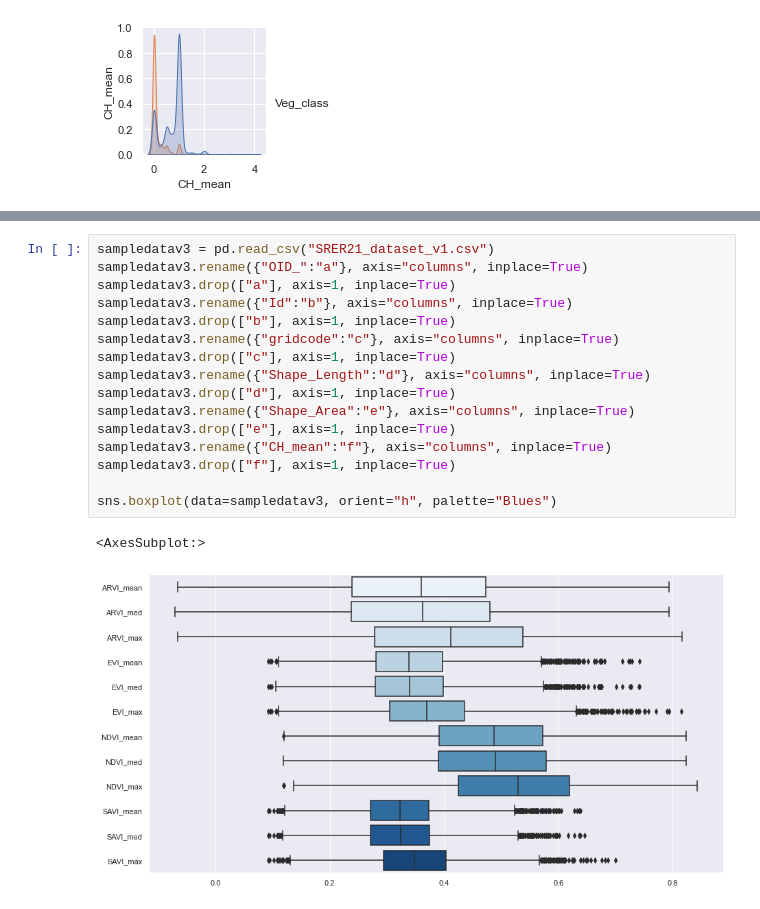
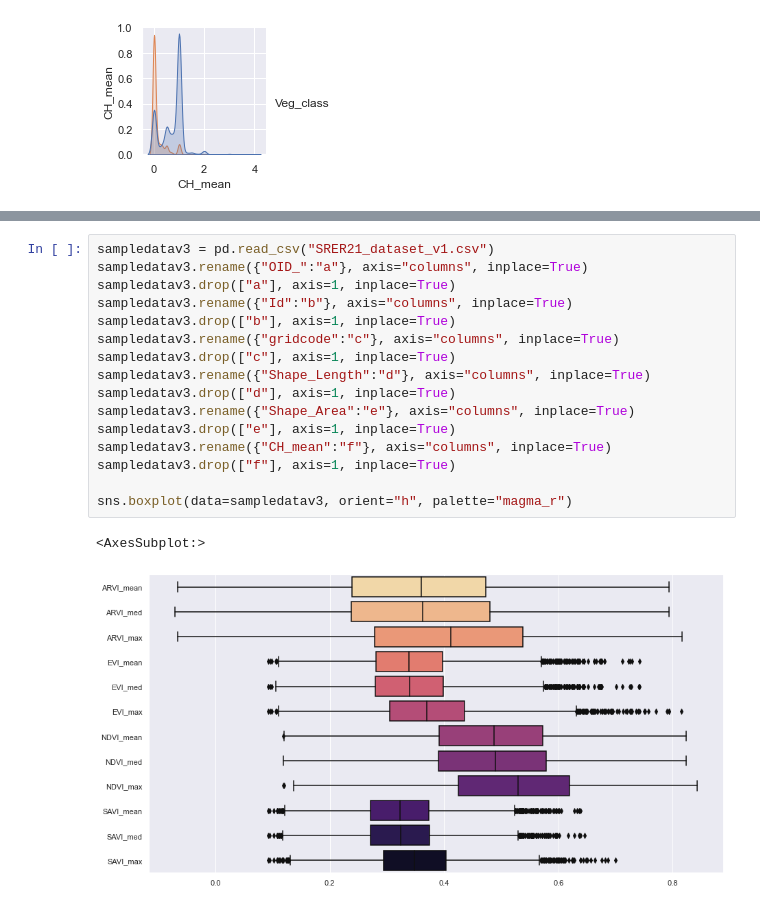
Before and after one commit to kh-bh/EarthScienceSVSM, a Jupyter notebook: EDA Earth Science Analysis-BK(2021 data).ipynb, the cells around one changed output, grey strips where cells are left out. Cells and saved outputs as stored; diff of their text form.

```diff
--- a/EDA Earth Science Analysis-BK(2021 data).ipynb
+++ b/EDA Earth Science Analysis-BK(2021 data).ipynb
@@ -304,19 +304,19 @@ sns.heatmap(sampledatav2.corr(),cbar=True,annot=True,cmap = "Blues", linewidths=
 # %%
 sampledatav3 = pd.read_csv("SRER21_dataset_v1.csv")
 sampledatav3.rename({"OID_":"a"}, axis="columns", inplace=True)
 sampledatav3.drop(["a"], axis=1, inplace=True)
 sampledatav3.rename({"Id":"b"}, axis="columns", inplace=True)
 sampledatav3.drop(["b"], axis=1, inplace=True)
 sampledatav3.rename({"gridcode":"c"}, axis="columns", inplace=True)
 sampledatav3.drop(["c"], axis=1, inplace=True)
 sampledatav3.rename({"Shape_Length":"d"}, axis="columns", inplace=True)
 sampledatav3.drop(["d"], axis=1, inplace=True)
 sampledatav3.rename({"Shape_Area":"e"}, axis="columns", inplace=True)
 sampledatav3.drop(["e"], axis=1, inplace=True)
 sampledatav3.rename({"CH_mean":"f"}, axis="columns", inplace=True)
 sampledatav3.drop(["f"], axis=1, inplace=True)
 
-sns.boxplot(data=sampledatav3, orient="h", palette="Blues")
+sns.boxplot(data=sampledatav3, orient="h", palette="magma_r")
 # %% [output]
 <AxesSubplot:>
-[figure, old version]
+[figure, new version]
```
Also changed, not shown: parts of 2 cells of this notebook.
